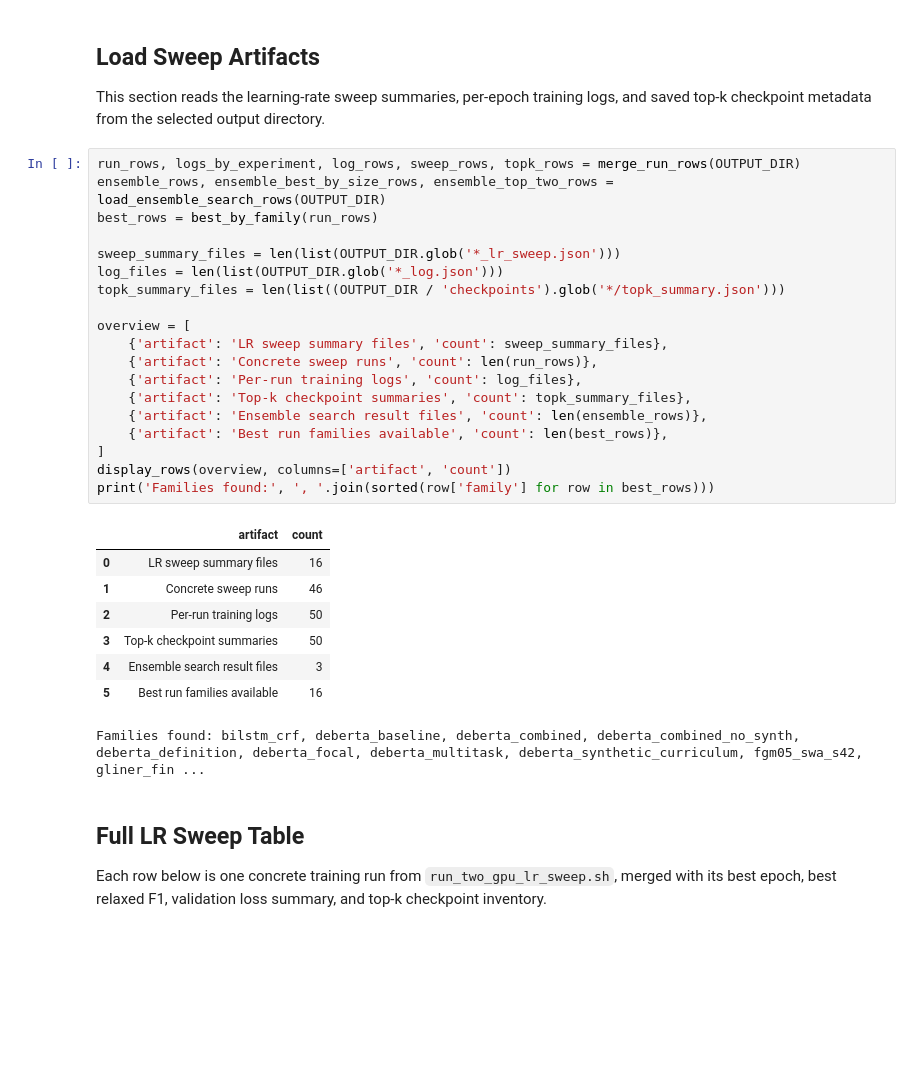
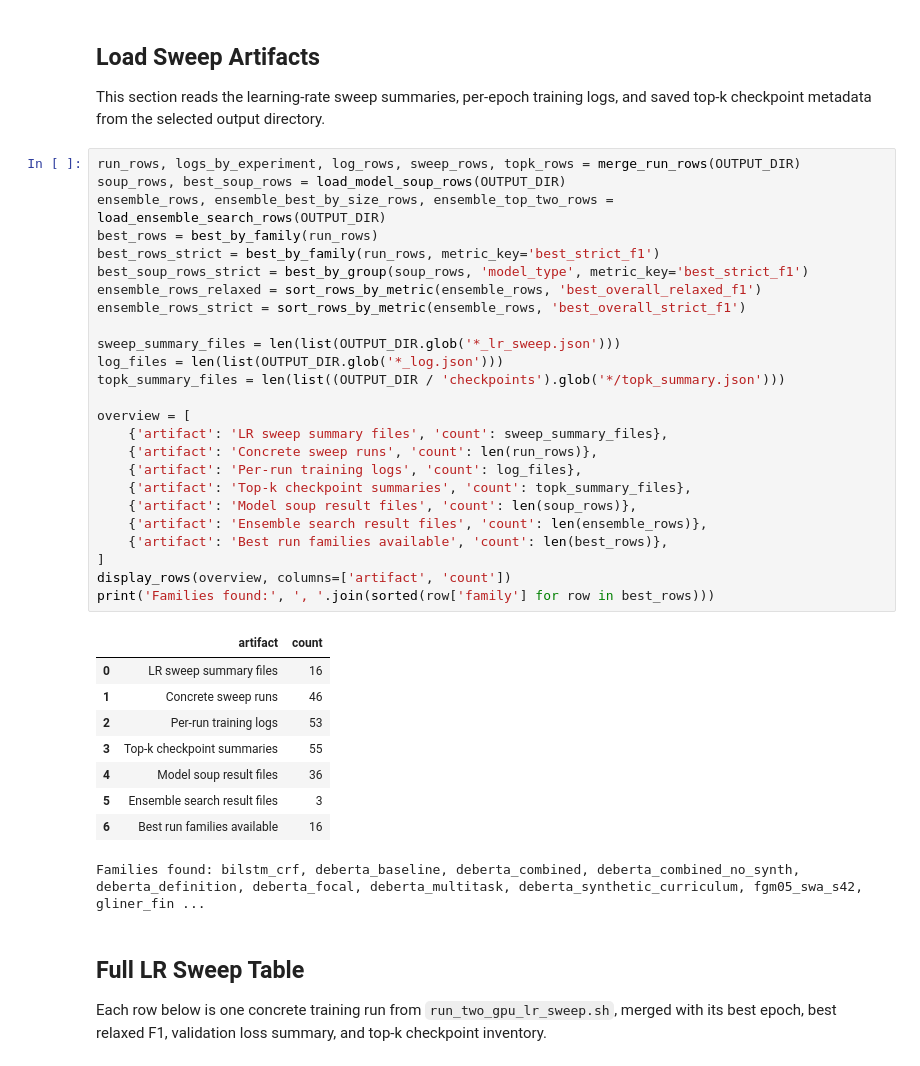
Before and after one commit to NerdToMars/NLP_assignment, a Jupyter notebook: results_and_ablation_clean.ipynb, the cells around one changed output. Drawn from its saved outputs; the diff is of its cells as text; blank space fills up the shorter version.

```diff
--- a/results_and_ablation_clean.ipynb
+++ b/results_and_ablation_clean.ipynb
@@ -384,31 +430,38 @@ def plot_learning_curves(best_rows, logs_by_experiment, families, title):
 This section reads the learning-rate sweep summaries, per-epoch training logs, and saved top-k checkpoint metadata from the selected output directory.
 # %%
 run_rows, logs_by_experiment, log_rows, sweep_rows, topk_rows = merge_run_rows(OUTPUT_DIR)
+soup_rows, best_soup_rows = load_model_soup_rows(OUTPUT_DIR)
 ensemble_rows, ensemble_best_by_size_rows, ensemble_top_two_rows = load_ensemble_search_rows(OUTPUT_DIR)
 best_rows = best_by_family(run_rows)
+best_rows_strict = best_by_family(run_rows, metric_key='best_strict_f1')
+best_soup_rows_strict = best_by_group(soup_rows, 'model_type', metric_key='best_strict_f1')
+ensemble_rows_relaxed = sort_rows_by_metric(ensemble_rows, 'best_overall_relaxed_f1')
+ensemble_rows_strict = sort_rows_by_metric(ensemble_rows, 'best_overall_strict_f1')
 
 sweep_summary_files = len(list(OUTPUT_DIR.glob('*_lr_sweep.json')))
 log_files = len(list(OUTPUT_DIR.glob('*_log.json')))
 topk_summary_files = len(list((OUTPUT_DIR / 'checkpoints').glob('*/topk_summary.json')))
 
 overview = [
     {'artifact': 'LR sweep summary files', 'count': sweep_summary_files},
     {'artifact': 'Concrete sweep runs', 'count': len(run_rows)},
     {'artifact': 'Per-run training logs', 'count': log_files},
     {'artifact': 'Top-k checkpoint summaries', 'count': topk_summary_files},
+    {'artifact': 'Model soup result files', 'count': len(soup_rows)},
     {'artifact': 'Ensemble search result files', 'count': len(ensemble_rows)},
     {'artifact': 'Best run families available', 'count': len(best_rows)},
 ]
 display_rows(overview, columns=['artifact', 'count'])
 print('Families found:', ', '.join(sorted(row['family'] for row in best_rows)))
 # %% [output]
 |  | artifact | count |
 | 0 | LR sweep summary files | 16 |
 | 1 | Concrete sweep runs | 46 |
-| 2 | Per-run training logs | 50 |
-| 3 | Top-k checkpoint summaries | 50 |
-| 4 | Ensemble search result files | 3 |
-| 5 | Best run families available | 16 |
+| 2 | Per-run training logs | 53 |
+| 3 | Top-k checkpoint summaries | 55 |
+| 4 | Model soup result files | 36 |
+| 5 | Ensemble search result files | 3 |
+| 6 | Best run families available | 16 |
 Families found: bilstm_crf, deberta_baseline, deberta_combined, deberta_combined_no_synth, deberta_definition, deberta_focal, deberta_multitask, deberta_synthetic_curriculum, fgm05_swa_s42, gliner_fin ...
 # %% [markdown]
 ## Full LR Sweep Table
```
Also changed, not shown: parts of 14 cells of this notebook, 20 other files.
